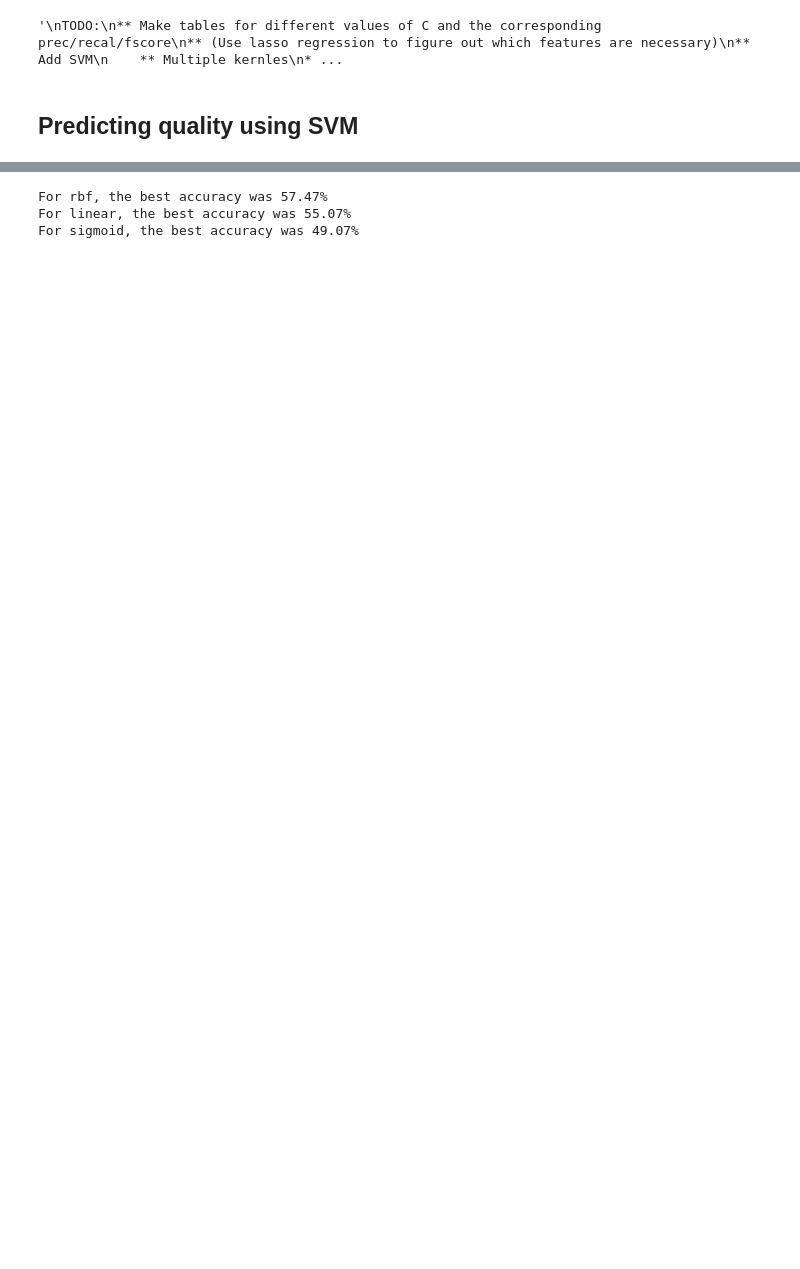
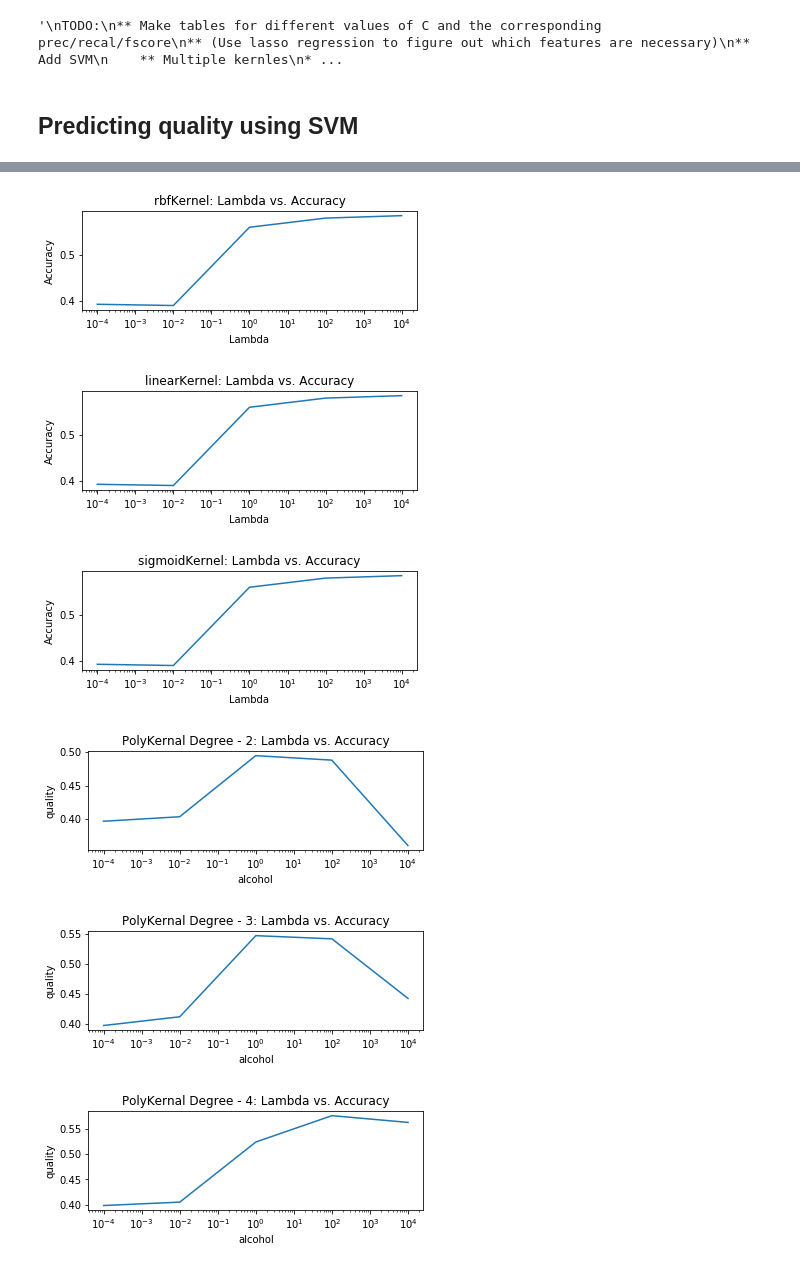
Before and after one commit to jonnysassoon/Mark-and-Jonny-ML-Project, a Jupyter notebook: Predicting Wine Type.ipynb, the cells around one changed output, grey strips where cells are left out. Cells and saved outputs as stored; diff of their text form; code cells hidden in the pictures; blank space fills up the shorter version.

```diff
--- a/Predicting Wine Type.ipynb
+++ b/Predicting Wine Type.ipynb
@@ -333,10 +316,11 @@ def runSVM(x_train, y_train, x_test, y_test, m_i = -1, c = 1, k = "rbf", deg = 3
     clf = svm.SVC(C = c, kernel = k, degree = deg, max_iter = m_i)
     clf.fit(x_train, y_train)
     acc = clf.score(x_test, y_test)
+    y_hat = clf.predict(x_test)
     prec , recal , fscore,_ = precision_recall_fscore_support(y_test, y_hat)
     return acc, prec , recal , fscore,_
 # %%
-def getResults(kernel, Cs, degrees = None, num_iters = 100000):
+def getResults(kernel, Cs = [.0001, .01, 1, 100, 10000], degrees = [2, 3, 4, 5, 6], num_iters = 100000):
     results = dict()
     if (kernel != "poly"):
         """
@@ -379,11 +363,3 @@ def getResults(kernel, Cs, degrees = None, num_iters = 100000):
                 results[degree][C]["recall"] = recal
                 results[degree][C]["fscore"] = fscore
     return results
-
-Cs = [.00001, .01, 1, 100, 10000]
-degrees = [2, 3, 4, 5, 6]
-
-rbf_results = getResults(kernel = "rbf", Cs = Cs)
-poly_results = getResults(kernel = "poly", Cs = Cs, degrees = degrees)
-linear_results = getResults(kernel = "linear", Cs = Cs)
-sigmoid_results = getResults(kernel = "sigmoid", Cs = Cs)
@@ -432,8 +366,39 @@ Text(0,0.5,'Accuracy')
-# %%
-print("For rbf, the best accuracy was {}%".format(round(max(rbf_accs) * 100, 2)))
-print("For linear, the best accuracy was {}%".format(round(max(linear_accs) * 100, 2)))
-print("For sigmoid, the best accuracy was {}%".format(round(max(sigmoid_accs) * 100, 2)))
-# %% [output]
-For rbf, the best accuracy was 57.47%
-For linear, the best accuracy was 55.07%
-For sigmoid, the best accuracy was 49.07%
+# %%
+TotalResults = {"rbf":getResults(kernel = "rbf"),
+                "poly":getResults(kernel = "poly"),
+                "linear":getResults(kernel = "linear"),
+                "sigmoid":getResults(kernel = "sigmoid")
+               }
+# %%
+def display_res(kernel, results, fig_num):
+    if (kernel != "poly"):
+        Cs = results.keys()
+        accs = [results[C]["acc"] for C in Cs]
+        plt.figure(fig_num).add_subplot(2, 1, 1).set_xscale("log")
+        plt.plot(Cs, rbf_accs)
+        plt.title(kernel + "Kernel: Lambda vs. Accuracy")
+        plt.xlabel("Lambda")
+        plt.ylabel("Accuracy")
+    else:
+        Cs = results[2].keys()
+        for deg in degrees:
+            accs = [results[deg][C]["acc"] for C in Cs]
+            plt.figure(fig_num).add_subplot(2, 1, 1).set_xscale("log")
+            plt.plot(Cs, accs)
+            plt.title("polyKernal Degree - " + str(deg) + ": Lambda vs. Accuracy")
+            plt.xlabel(x_label)
+            plt.ylabel(y_label)
+            fig_num += 1
+# %%
+kernels = ["rbf", "linear", "sigmoid", "poly"]
+fig_num = 0
+for kernel in kernels:
+    display_res(kernel, TotalResults[kernel], fig_num)
+    fig_num += 1
+# %% [output]
+[figure, added]
+[figure, added]
+[figure, added]
+[figure, added]
+[figure, added]
+[figure, added]
```
Also changed, not shown: parts of 3 cells of this notebook.
